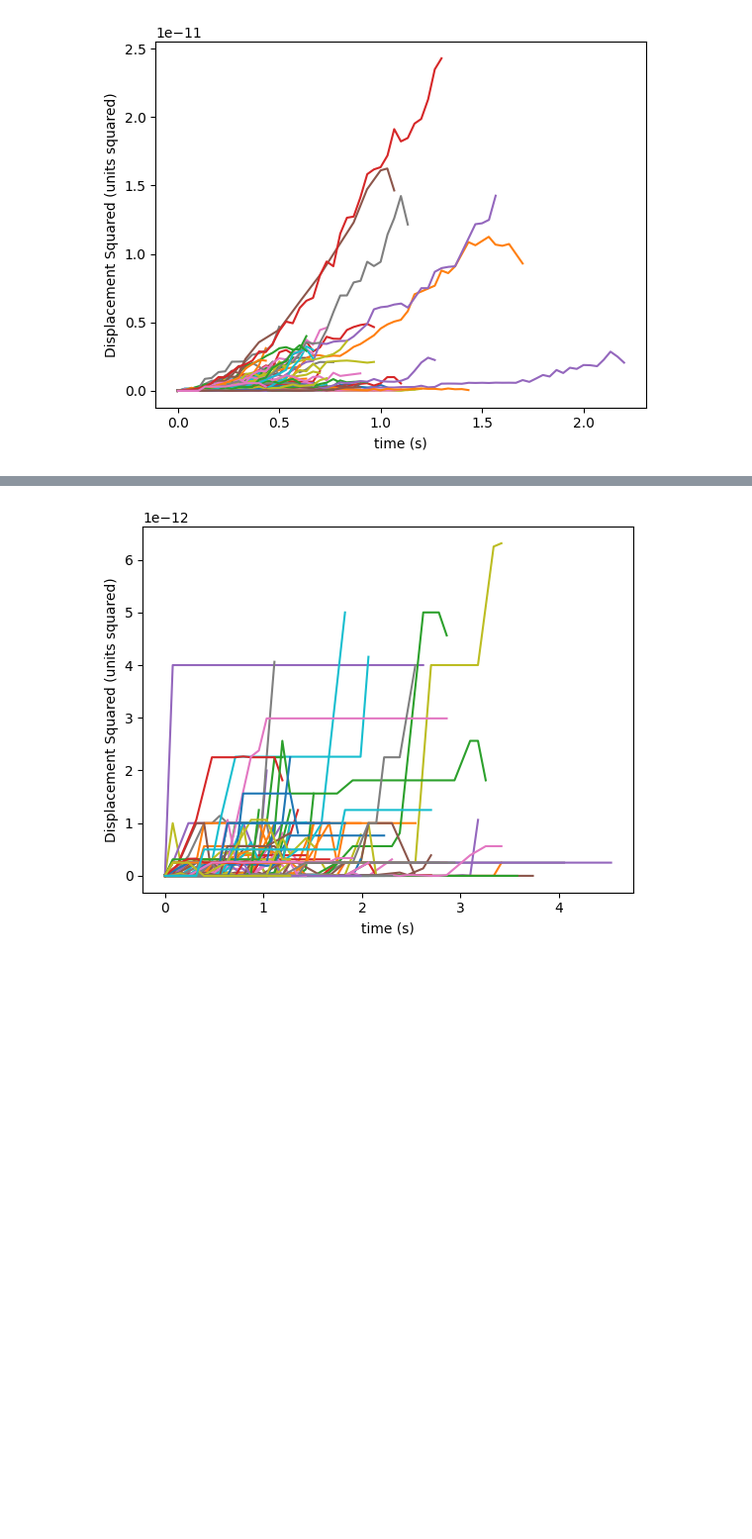
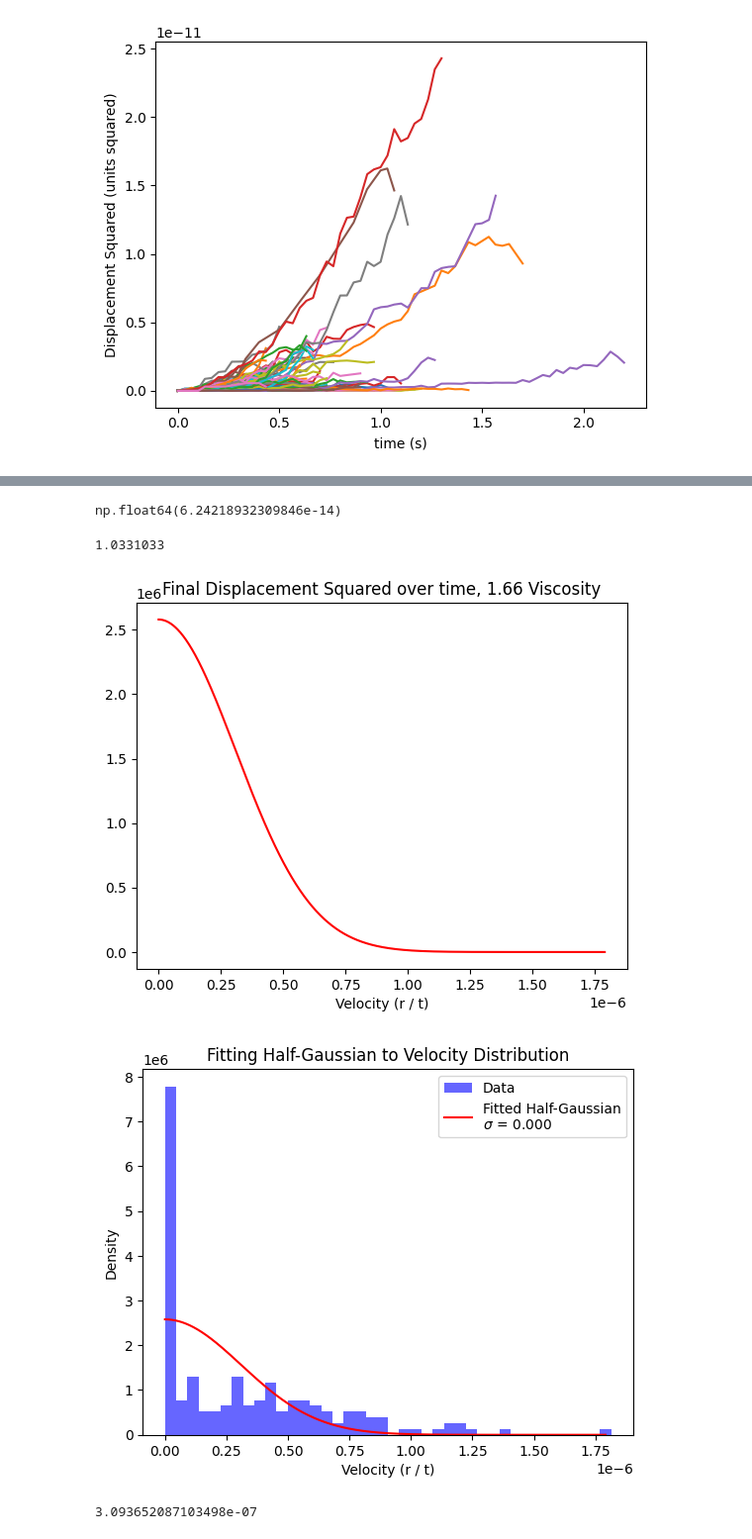
Before and after one commit to sydperk8/111b-Labs, a Jupyter notebook: BMC Analysis.ipynb, the cells around one changed output, grey strips where cells are left out. Shown at 99% size. Drawn from its saved outputs; the diff is of its cells as text; code cells hidden in the pictures; blank space fills up the shorter version.

```diff
--- a/BMC Analysis.ipynb
+++ b/BMC Analysis.ipynb
@@ -506,4 +496,45 @@ particle_z6_visco_1.plot_trajectories(xLabel='x position',yLabel='y position',pl
 # %%
-particle_z6_visco_1.plot_displacementAll()
+particle_z6_visco_1.compute_diffusionAll()
 # %% [output]
-[figure, removed]
+np.float64(6.24218932309846e-14)
+# %%
+particleData = particle_z6_visco_1.pull_particle(whichParticle=particle)
+time =  np.sum(particleData['dt'])
+print(time)
+# %% [output]
+1.0331033
+# %%
+# Get histogram data (frequency and bin edges)
+def half_gaussian(x, sigma):
+    return (np.sqrt(2) / (sigma * np.sqrt(np.pi))) * np.exp(-x**2 / (2 * sigma**2)) * (x >= 0)
+
+# Fit the histogram data to the Half-Gaussian function
+#plt.hist(particle_z6_visco_1.get_avg_speed(),bins = 40)
+plt.title('Final Displacement Squared over time, 1.66 Viscosity')
+hist, bin_edges = np.histogram(particle_z6_visco_1.get_avg_speed()*(, bins=40, density=True)
+bin_centers = (bin_edges[:-1] + bin_edges[1:]) / 2
+
+# Fit using curve_fit
+popt, _ = curve_fit(half_gaussian, bin_centers, hist, p0=[1])
+sigma = popt[0]
+
+
+plt.plot(x_vals, fitted_curve, 'r-', label=f'Fitted Half-Gaussian\n$\sigma$ = {sigma:.3f}')
+plt.xlabel("Velocity (r / t)")
+plt.show()
+plt.hist(particle_z6_visco_1.get_avg_speed(), bins=40, density=True, alpha=0.6, color='b', label='Data')  # Plot the histogram
+x_vals = np.linspace(0, np.max(bin_centers), 1000)  # Generate x-values for plotting the fit
+fitted_curve = half_gaussian(x_vals, sigma)  # Compute the fitted curve
+
+# Plot the fitted curve
+plt.plot(x_vals, fitted_curve, 'r-', label=f'Fitted Half-Gaussian\n$\sigma$ = {sigma:.3f}')
+plt.xlabel("Velocity (r / t)")
+plt.ylabel("Density")
+plt.legend()
+plt.title("Fitting Half-Gaussian to Velocity Distribution")
+plt.show()
+print(sigma)
+# %% [output]
+[figure, added]
+[figure, added]
+3.093652087103498e-07
```
Also changed, not shown: parts of 117 cells of this notebook.
